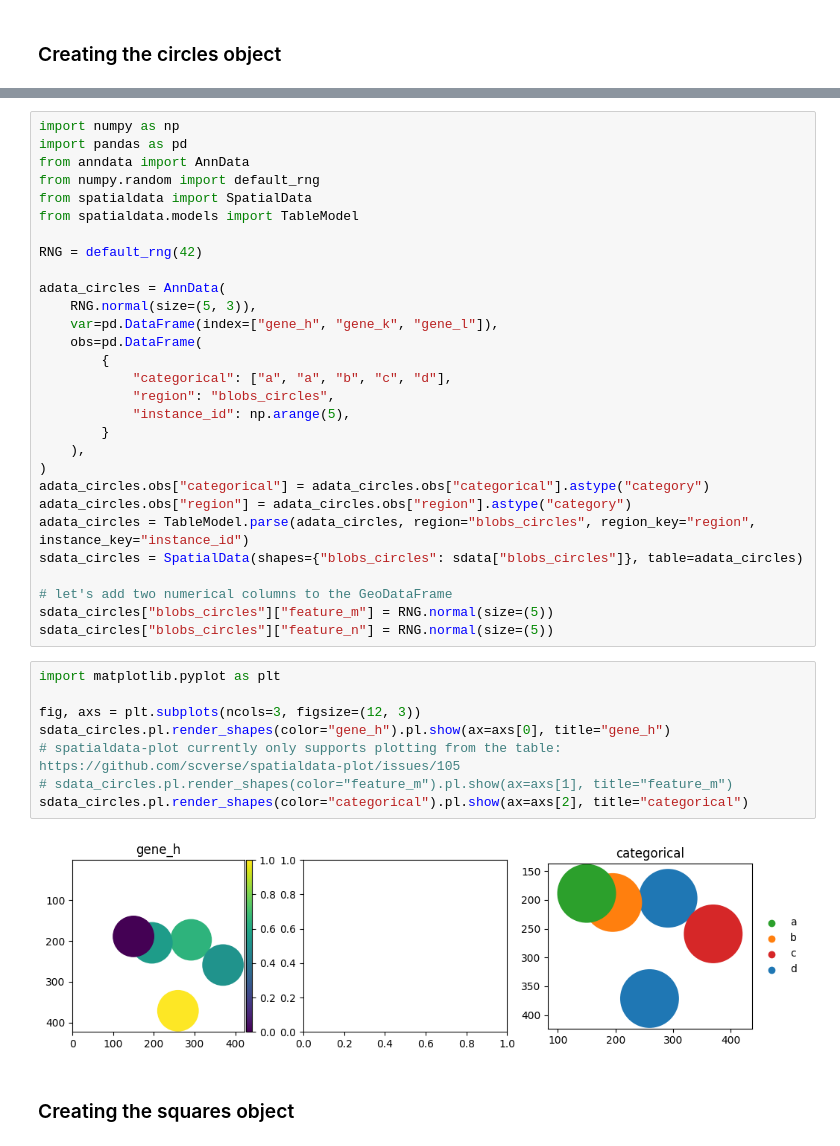
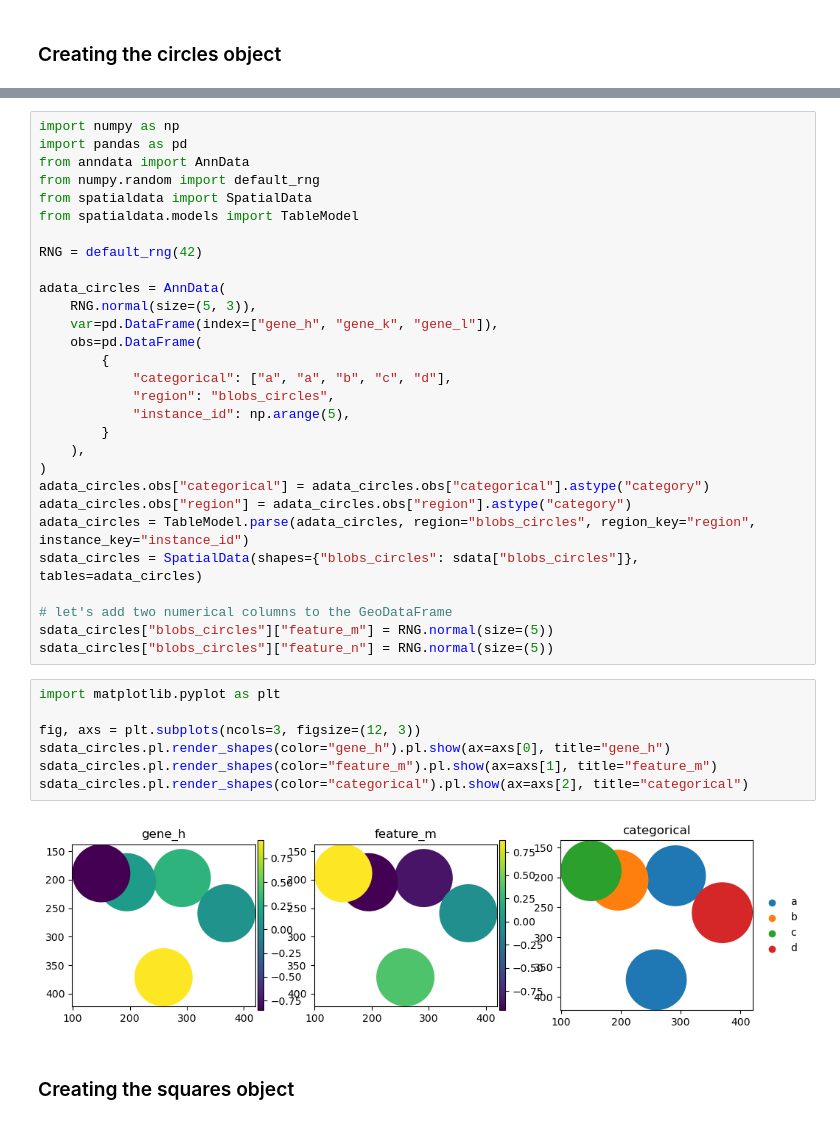
Before and after one commit to scverse/spatialdata-notebooks, a Jupyter notebook: notebooks/examples/aggregation.ipynb, the cells around one changed output, grey strips where cells are left out. Drawn from its saved outputs; the diff is of its cells as text.

```diff
--- a/notebooks/examples/aggregation.ipynb
+++ b/notebooks/examples/aggregation.ipynb
@@ -174,7 +172,7 @@ adata_circles = AnnData(
 adata_circles.obs["categorical"] = adata_circles.obs["categorical"].astype("category")
 adata_circles.obs["region"] = adata_circles.obs["region"].astype("category")
 adata_circles = TableModel.parse(adata_circles, region="blobs_circles", region_key="region", instance_key="instance_id")
-sdata_circles = SpatialData(shapes={"blobs_circles": sdata["blobs_circles"]}, table=adata_circles)
+sdata_circles = SpatialData(shapes={"blobs_circles": sdata["blobs_circles"]}, tables=adata_circles)
 
 # let's add two numerical columns to the GeoDataFrame
 sdata_circles["blobs_circles"]["feature_m"] = RNG.normal(size=(5))
@@ -182,13 +180,12 @@ sdata_circles["blobs_circles"]["feature_n"] = RNG.normal(size=(5))
 # %%
 import matplotlib.pyplot as plt
 
 fig, axs = plt.subplots(ncols=3, figsize=(12, 3))
 sdata_circles.pl.render_shapes(color="gene_h").pl.show(ax=axs[0], title="gene_h")
-# spatialdata-plot currently only supports plotting from the table: https://github.com/scverse/spatialdata-plot/issues/105
-# sdata_circles.pl.render_shapes(color="feature_m").pl.show(ax=axs[1], title="feature_m")
+sdata_circles.pl.render_shapes(color="feature_m").pl.show(ax=axs[1], title="feature_m")
 sdata_circles.pl.render_shapes(color="categorical").pl.show(ax=axs[2], title="categorical")
 # %% [output]
-[figure, old version]
+[figure, new version]
 # %% [markdown]
 ### Creating the squares object
 # %%
```
Also changed, not shown: parts of 17 cells of this notebook.
